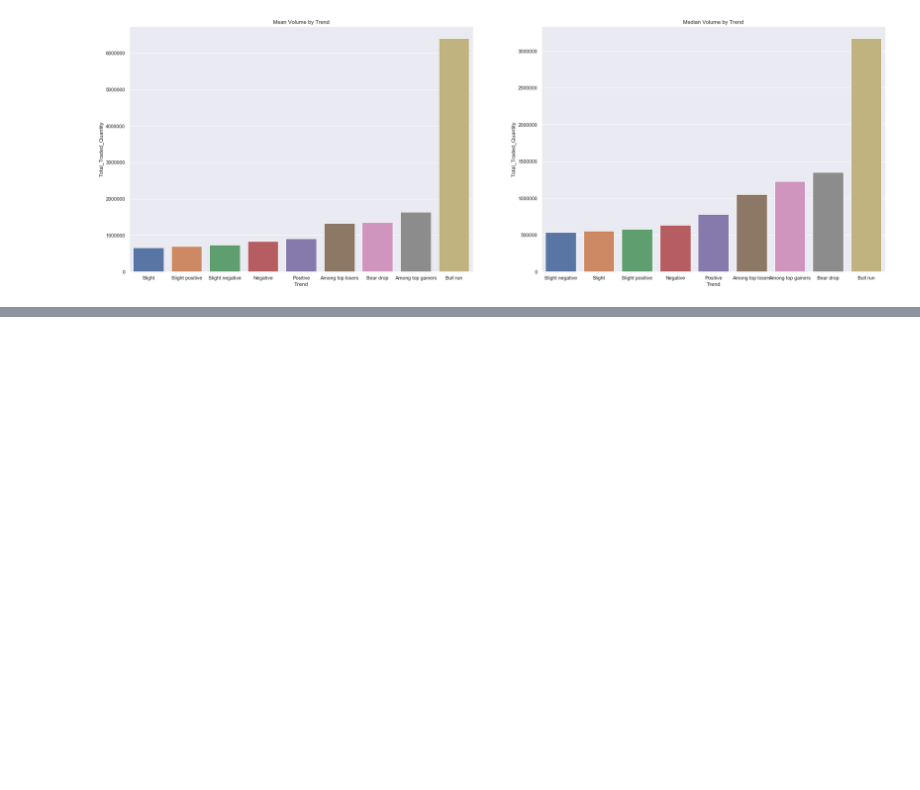
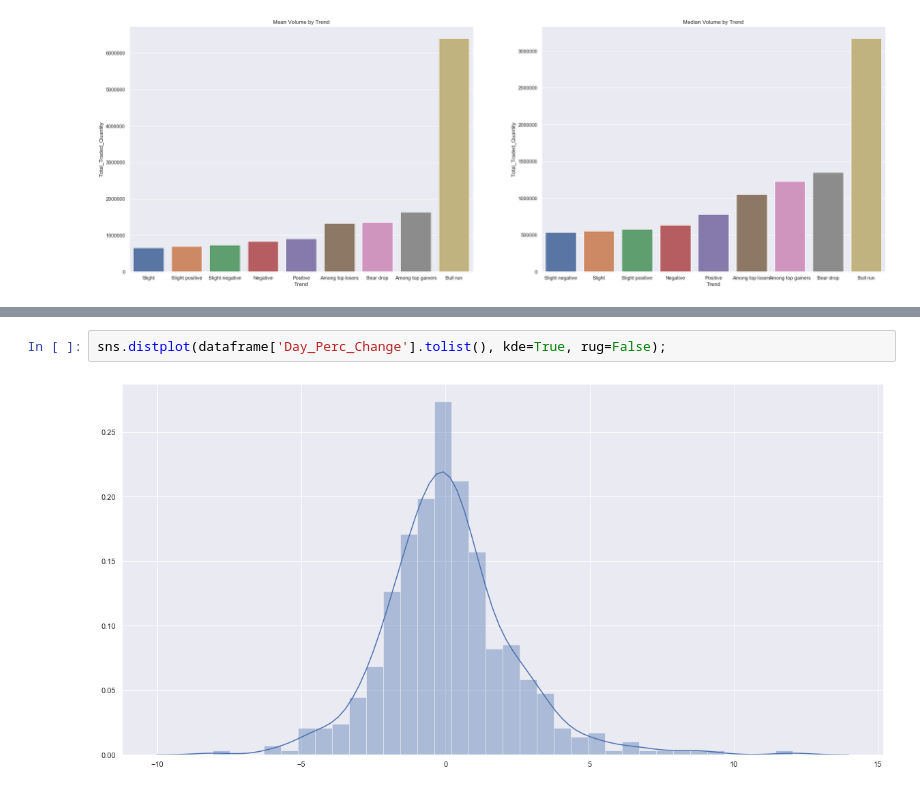
Before and after one commit to JamesMcGuigan/aspiration-ai-internship, a Jupyter notebook: python3/module_2/module_2.ipynb, the cells around one changed output, grey strips where cells are left out. Drawn from its saved outputs; the diff is of its cells as text; blank space fills up the shorter version.

```diff
--- a/python3/module_2/module_2.ipynb
+++ b/python3/module_2/module_2.ipynb
@@ -186,0 +191,4 @@ sns.barplot(ax=axes[1], x='Trend', y='Total_Traded_Quantity', data=volume_by_tre
+# %%
+sns.distplot(dataframe['Day_Perc_Change'].tolist(), kde=True, rug=False);
+# %% [output]
+[figure, added]
```
Also changed, not shown: parts of 12 cells of this notebook.
